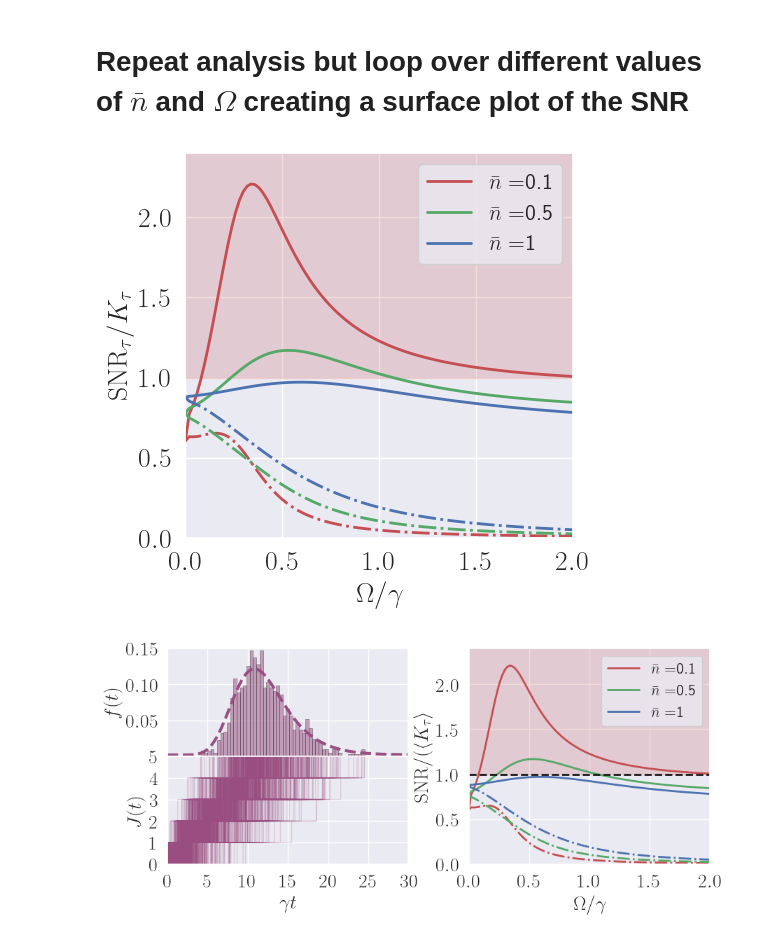
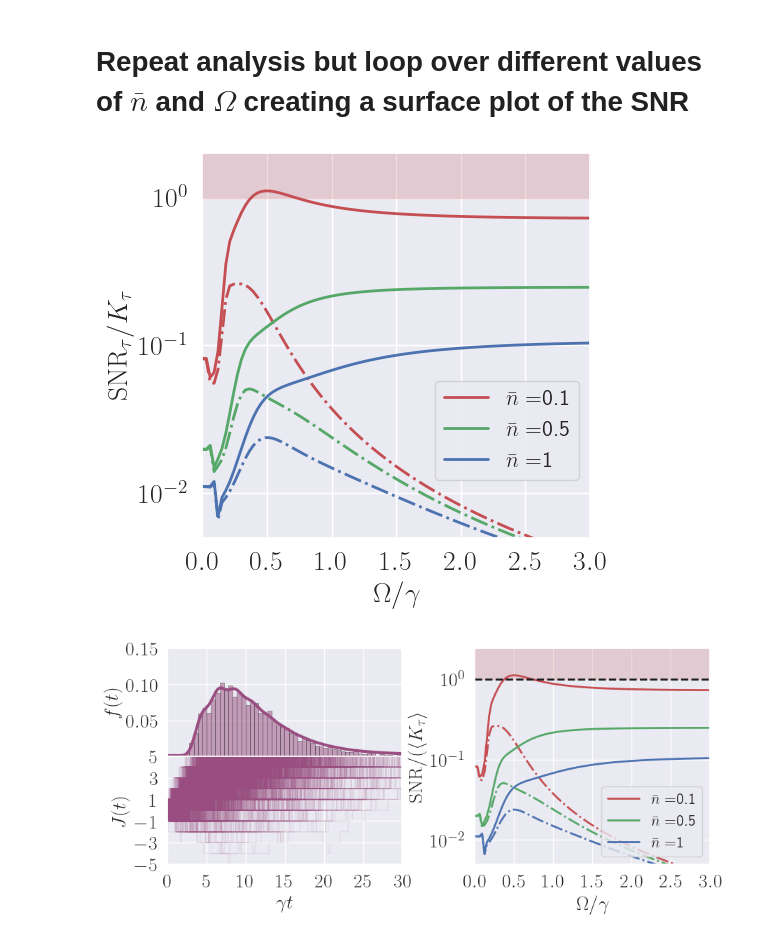
Before and after one commit to mikeal888/First_Passage_Times, a Jupyter notebook: Garrahan_example.ipynb, the cells around one changed output. Drawn from its saved outputs; the diff is of its cells as text; code cells hidden in the pictures.

```diff
--- a/Garrahan_example.ipynb
+++ b/Garrahan_example.ipynb
@@ -175,7 +175,7 @@ N_cutoff = 5
 N = np.arange(-10, Nm, dN)
 # Compute initial state
 rho0 = operator_to_vector(steadystate(H, c_ops))
-nu_k = [0, -1, 0]
+nu_k = [0, -1, 1]
 
 #----------------- Solve -----------------#
 proj = ProjectiveEvolutionPntAbsorb(H_eff, c_ops, t, N, N_cutoff-1)
@@ -188,5 +188,5 @@ dGt = -np.gradient(P0, dt)
 Initial state is already in vector form
 # %%
 # qutip evolution
-result = photocurrent_mesolve(H, rho_ss, ts, sc_ops=c_ops, e_ops=[sz], store_measurement=True, ntraj=1000)
+result = photocurrent_mesolve(H, rho_ss, ts, sc_ops=c_ops, e_ops=[sz], store_measurement=True, ntraj=4000)
 # %% [output]
@@ -206,7 +206,7 @@ dNm = np.real(np.array(result.measurement)[:, :, 0])*dts
 dNp = np.real(np.array(result.measurement)[:, :, 1])*dts
 
 # Compute photocurrent
-J = np.cumsum(dNm, axis=1)
+J = np.cumsum(dNm - dNp, axis=1)
 # %%
 # Get first hitting times
 inds = np.array([get_first_hit(mi, N_cutoff) for mi in J])
@@ -278,7 +291,7 @@ if saved_data:
     # load data
     import pickle
     # load the dictionary
-    with open('Data/data.pickle', 'rb') as handle:
+    with open('Data/data3.pickle', 'rb') as handle:
         data = pickle.load(handle)
 
     # upack data
@@ -304,7 +317,7 @@ else:
     sz = sigmaz()
 
     # counting params
-    nu_k = [0, -1, 0]
+    nu_k = [0, -1, 1]
     # number of chargers to truncate at
     Nm = 50
     dN = 1
@@ -362,4 +375,4 @@ else:
             Et_vals[i, j] = Et
             Var_vals[i, j] = Var
 
-            SNR_vals[i, j] =SNR
+            SNR_vals[i, j] = SNR
@@ -387,29 +392,29 @@ for i, nbar in enumerate(nbars):
     plt.plot(Omegas, ineq1[i], '-', color=colors[i], label=r'$\bar{n} = $'+str(nbar), linewidth=2)
     plt.plot(Omegas, ineq2[i], '-.', color=colors[i], linewidth=2)
 
-# plt.hlines(1, 0, Omegas[-1], color='k', linestyle='--', linewidth=2, alpha=1)
 plt.fill_betweenx([1, 5], 0, Omegas[-1], color='r', alpha=0.2)
 plt.xlim(0, Omegas[-1])
-plt.ylim(0, 2.4)
+plt.ylim(0.005, 2)
 
-plt.yticks(np.arange(0, 2.5, 0.5), fontsize=20)
-plt.xticks(np.arange(0, 2.5, 0.5), fontsize=20)
+plt.yticks(np.arange(0.5, 2.5, 0.5), fontsize=20)
+plt.xticks(np.arange(0, 3.5, 0.5), fontsize=20)
 plt.xlabel(r'$\Omega/\gamma$', fontsize=20)
 plt.ylabel(r'${\rm SNR}_{\tau}/K_{\tau}  $', rotation=90, fontsize=20)
 
-plt.legend(fontsize=16)
+plt.legend(fontsize=16, loc=(0.6,0.15))
+plt.yscale('log')
 
 plt.show()
 
-fig.savefig('Figures/inequality.png', bbox_inches='tight', dpi=200)
+fig.savefig('Figures/inequality2.png', bbox_inches='tight', dpi=200)
 # %% [output]
-[figure, old version]
+[figure, new version]
 # %%
 fig = plt.figure(figsize=(10, 4))
 gs = fig.add_gridspec(2, 2)
 ax1 = fig.add_subplot(gs[0, 0])
 
-ax1.plot(t, dGt+0.002, color=color, linestyle='--', linewidth=3, alpha=1)
+ax1.plot(t, dGt+0.002, color=color, linestyle='-', linewidth=3, alpha=1)
 ax1.hist(hitting_times, density=True, bins=50, color=color, alpha=0.5, edgecolor='k', linewidth=0.5)
 
 plt.xticks(np.arange(0, tf+5, 5), [], fontsize=20)
@@ -419,41 +424,42 @@ ax1.set_xlim(0, tf)
 ax1.set_ylabel(r'$f(t)$', fontsize=20)
 
 ax2 = fig.add_subplot(gs[1, 0])
 
-ax2.plot(ts, J.T, color=color, linestyle='-', linewidth=1, alpha=0.2)
+ax2.plot(ts, J.T, color=color, linestyle='-', linewidth=1, alpha=0.1)
 
 # ax2.set_xticks(np.arange(0, tf+5, 5))
 ax2.set_yticks(np.arange(0, N_cutoff+1, 1))
 plt.xticks(np.arange(0, tf+5, 5), fontsize=20)
-plt.yticks(np.arange(0, N_cutoff+1, 1), fontsize=20)
-ax2.set_ylim(0.0, N_cutoff)
+plt.yticks(np.arange(-5, N_cutoff+1, 2), fontsize=20)
+ax2.set_ylim(-5, N_cutoff)
 ax2.set_xlim(0, tf)
 ax2.set_ylabel(r'$J(t)$', fontsize=20)
 ax2.set_xlabel(r'$\gamma t$', fontsize=20)
 
 ax3 = fig.add_subplot(gs[:, 1])
 
 colors = ['r', 'g', 'b']
 
 for i, nbar in enumerate(nbars):
     ax3.plot(Omegas, ineq1[i], '-', color=colors[i], label=r'$\bar{n} = $'+str(nbar), linewidth=2)
     ax3.plot(Omegas, ineq2[i], '-.', color=colors[i], linewidth=2)
 
 ax3.hlines(1, 0, Omegas[-1], color='k', linestyle='--', linewidth=2, alpha=1)
 plt.fill_betweenx([1, 3], 0, Omegas[-1], color='r', alpha=0.2)
-plt.xlim(0, Omegas[-1])
-plt.ylim(0, 2.4)
+plt.xlim(0.1, Omegas[-1])
+plt.ylim(0.005, 2.4)
 
-plt.yticks(np.arange(0, 2.5, 0.5), fontsize=20)
-plt.xticks(np.arange(0, 2.5, 0.5), fontsize=20)
+plt.yticks(np.arange(0.5, 2.5, 0.5), fontsize=20)
+plt.xticks(np.arange(0.0, 3.5, 0.5), fontsize=20)
 plt.xlabel(r'$\Omega/\gamma$', fontsize=20)
 plt.ylabel(r'${\rm SNR}/(\langle K_{\tau} \rangle $', fontsize=20)
-plt.legend(fontsize=16)
+plt.legend(fontsize=16, loc='lower right')
+plt.yscale('log')
 
-plt.subplots_adjust(wspace=0.25, hspace=0)
+plt.subplots_adjust(wspace=0.31, hspace=0)
 
 plt.show()
 
-fig.savefig('Figures/Garrahan.png', bbox_inches='tight', dpi=200)
+fig.savefig('Figures/Garrahan2.png', bbox_inches='tight', dpi=200)
 # %% [output]
-[figure, old version]
+[figure, new version]
```
Also changed, not shown: parts of 6 cells of this notebook, 1 other file.
